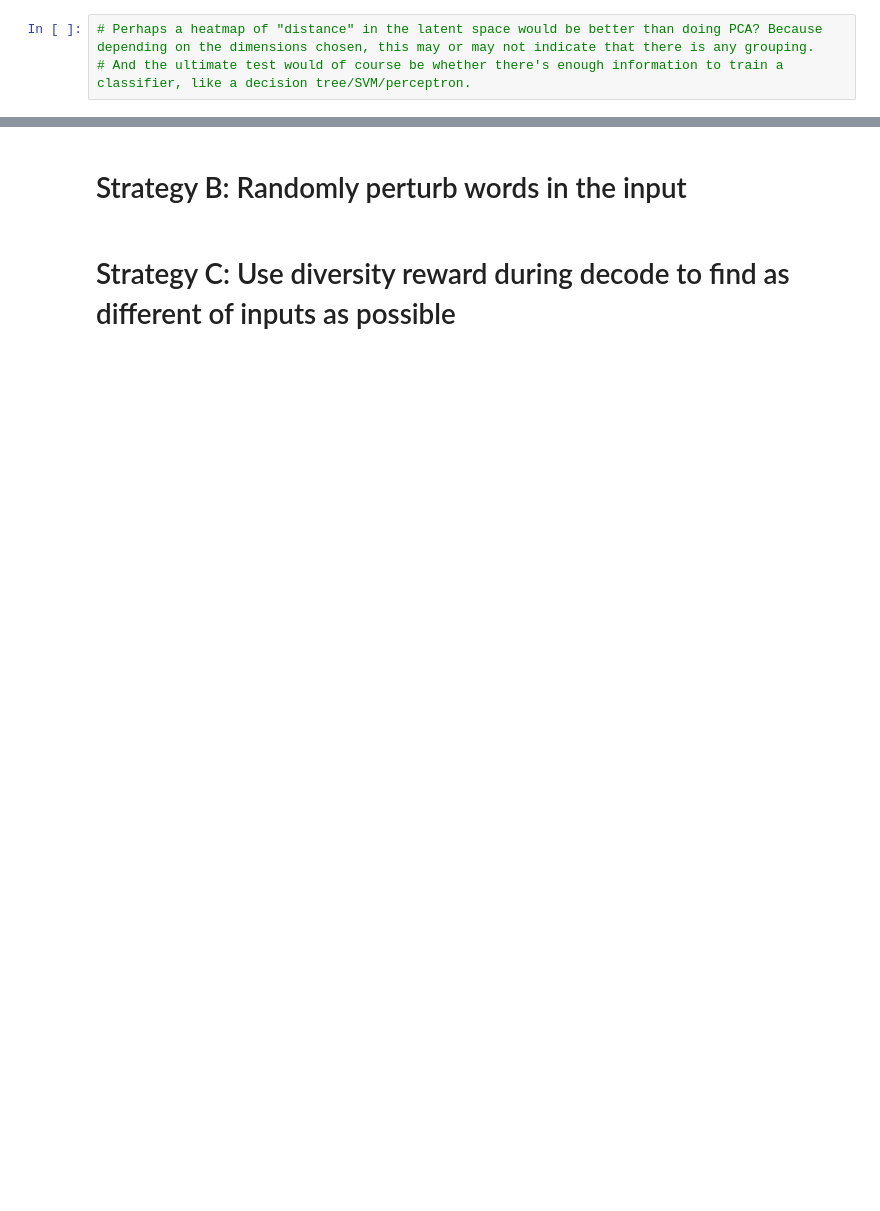
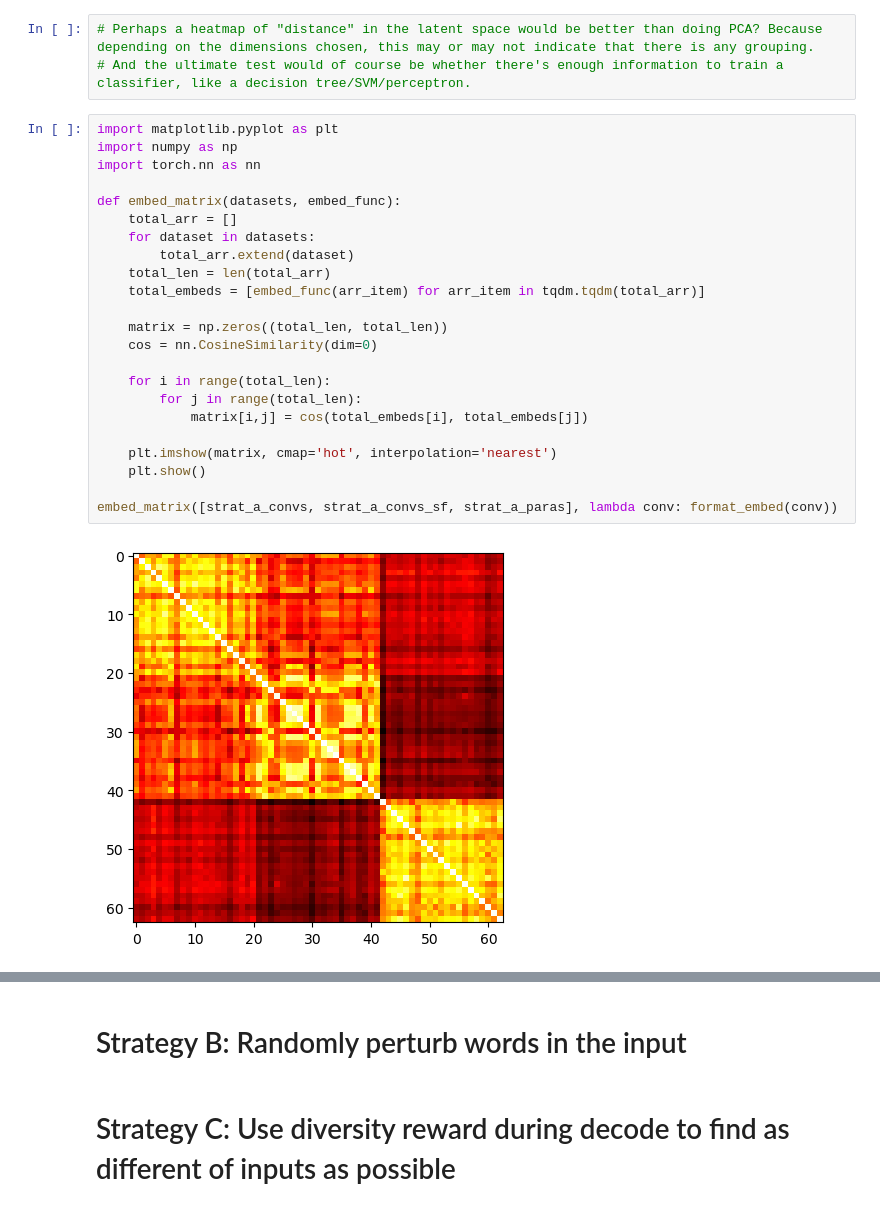
Before and after one commit to AaronJohnston/divergent-beams, a Jupyter notebook: exploration/fuzz-testing.ipynb, the cells around one changed output, grey strips where cells are left out. Cells and saved outputs as stored; diff of their text form; blank space fills up the shorter version.

Commit message:
Ideas after observations of cosine similarity

```diff
--- a/exploration/fuzz-testing.ipynb
+++ b/exploration/fuzz-testing.ipynb
@@ -767,3 +790,28 @@ show_format_embeds([strat_a_convs, strat_a_convs_sf, strat_a_paras], lambda conv
 # %%
 # Perhaps a heatmap of "distance" in the latent space would be better than doing PCA? Because depending on the dimensions chosen, this may or may not indicate that there is any grouping.
 # And the ultimate test would of course be whether there's enough information to train a classifier, like a decision tree/SVM/perceptron.
+# %%
+import matplotlib.pyplot as plt
+import numpy as np
+import torch.nn as nn
+
+def embed_matrix(datasets, embed_func):
+    total_arr = []
+    for dataset in datasets:
+        total_arr.extend(dataset)
+    total_len = len(total_arr)
+    total_embeds = [embed_func(arr_item) for arr_item in tqdm.tqdm(total_arr)]
+
+    matrix = np.zeros((total_len, total_len))
+    cos = nn.CosineSimilarity(dim=0)
+
+    for i in range(total_len):
+        for j in range(total_len):
+            matrix[i,j] = cos(total_embeds[i], total_embeds[j])
+
+    plt.imshow(matrix, cmap='hot', interpolation='nearest')
+    plt.show()
+
+embed_matrix([strat_a_convs, strat_a_convs_sf, strat_a_paras], lambda conv: format_embed(conv))
+# %% [output]
+[figure, added]
```
Also changed, not shown: parts of 6 cells of this notebook.
